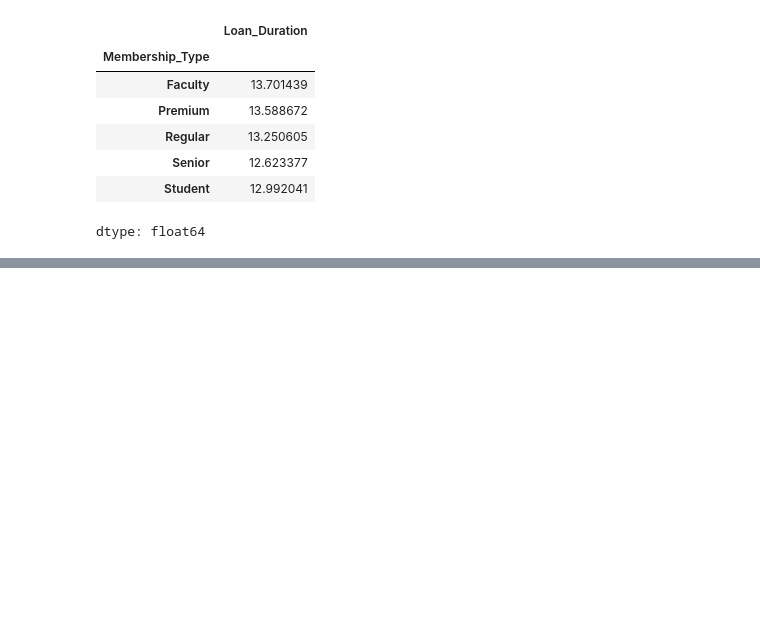
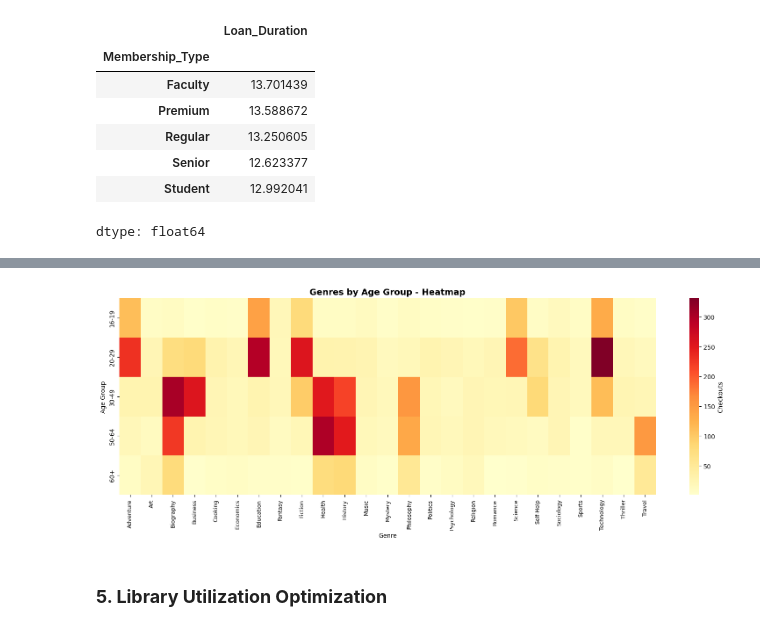
Before and after one commit to sfirdous/programming, a Jupyter notebook: Python/Library Management System - Comprehensive Analysis Task/Library_Management_System_Comprehensive_Analysis_Task.ipynb, the cells around one changed output, grey strips where cells are left out. Cells and saved outputs as stored; diff of their text form; code cells hidden in the pictures; blank space fills up the shorter version.

```diff
--- a/Python/Library Management System - Comprehensive Analysis Task/Library_Management_System_Comprehensive_Analysis_Task.ipynb
+++ b/Python/Library Management System - Comprehensive Analysis Task/Library_Management_System_Comprehensive_Analysis_Task.ipynb
@@ -8,5 +6,5 @@ import matplotlib.pyplot as plt
 # %%
 # Load datasets
-books_dataset = pd.read_csv('/content/books_dataset.csv')
+books_dataset = pd.read_csv('books_dataset.csv')
 members_dataset = pd.read_csv('members_dataset.csv')
 transactions_dataset = pd.read_csv('transactions_dataset.csv')
@@ -260,0 +282,7 @@ dtype: float64
+# %%
+# add genre
+genre_by_age = pd.merge(members_transaction_merge,books_dataset[['Book_ID','Genre']],how='inner',on='Book_ID')
+genre_by_age = genre_by_age.groupby(['Age_Group','Genre'],observed = True).size().reset_index(name='Count')
+
+genre_pivot = genre_by_age.pivot(index='Age_Group', columns='Genre', values='Count').fillna(0)
+print(genre_pivot)
@@ -260,0 +307,20 @@ dtype: float64
+# %%
+import seaborn as sns
+plt.figure(figsize=(16, 6))
+sns.heatmap(
+    genre_pivot,
+    annot=False,
+    cmap='YlOrRd',
+    cbar_kws={'label': 'Checkouts'}
+)
+
+plt.title('Genres by Age Group - Heatmap', fontsize=14, fontweight='bold')
+plt.xlabel('Genre')
+plt.ylabel('Age Group')
+plt.xticks(rotation=90, fontsize=9)
+plt.tight_layout()
+plt.show()
+# %% [output]
+[figure, added]
+# %% [markdown]
+### **5. Library Utilization Optimization**
```
Also changed, not shown: parts of 13 cells of this notebook.
